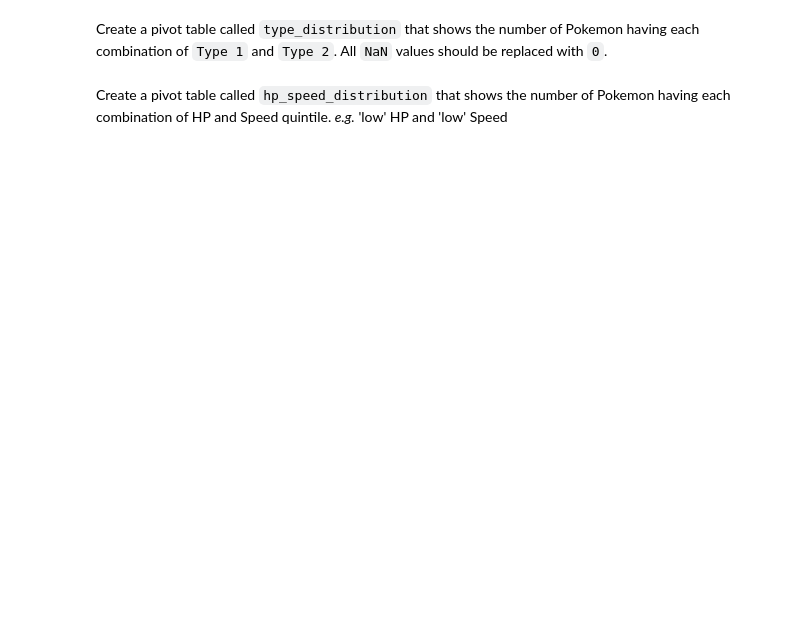
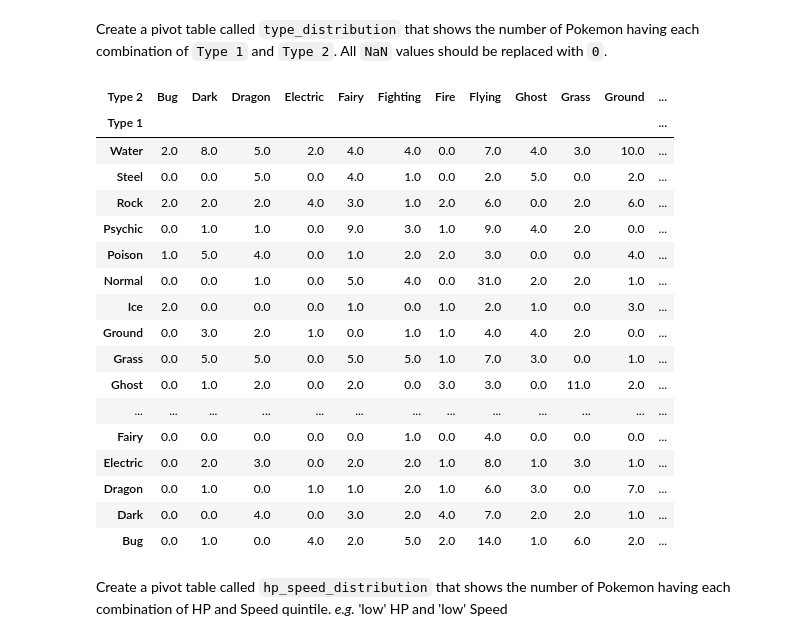
Before and after one commit to MariaKAP1/pandas_heatmaps, a Jupyter notebook: heatmaps.ipynb, the cells around one changed output. Saved outputs shown, nothing was run; the diff lists cells and outputs as text; code cells hidden in the pictures; blank space fills up the shorter version.

```diff
--- a/heatmaps.ipynb
+++ b/heatmaps.ipynb
@@ -66,4 +159,27 @@ Create a pivot table called `best_stats_by_type` that shows the maximum value of
 # %% [markdown]
 Create a pivot table called `type_distribution` that shows the number of Pokemon having each combination of `Type 1` and `Type 2`. All `NaN` values should be replaced with `0`.
+# %%
+
+type_distribution = pd.pivot_table(pokedex, index= 'Type 1', columns= 'Type 2', values= 'Total', aggfunc= 'count').sort_index(ascending=False).fillna(0)
+type_distribution
+# %% [output]
+| Type 2 | Bug | Dark | Dragon | Electric | Fairy | Fighting | Fire | Flying | Ghost | Grass | Ground | ... |
+| Type 1 |  |  |  |  |  |  |  |  |  |  |  | ... |
+| Water | 2.0 | 8.0 | 5.0 | 2.0 | 4.0 | 4.0 | 0.0 | 7.0 | 4.0 | 3.0 | 10.0 | ... |
+| Steel | 0.0 | 0.0 | 5.0 | 0.0 | 4.0 | 1.0 | 0.0 | 2.0 | 5.0 | 0.0 | 2.0 | ... |
+| Rock | 2.0 | 2.0 | 2.0 | 4.0 | 3.0 | 1.0 | 2.0 | 6.0 | 0.0 | 2.0 | 6.0 | ... |
+| Psychic | 0.0 | 1.0 | 1.0 | 0.0 | 9.0 | 3.0 | 1.0 | 9.0 | 4.0 | 2.0 | 0.0 | ... |
+| Poison | 1.0 | 5.0 | 4.0 | 0.0 | 1.0 | 2.0 | 2.0 | 3.0 | 0.0 | 0.0 | 4.0 | ... |
+| Normal | 0.0 | 0.0 | 1.0 | 0.0 | 5.0 | 4.0 | 0.0 | 31.0 | 2.0 | 2.0 | 1.0 | ... |
+| Ice | 2.0 | 0.0 | 0.0 | 0.0 | 1.0 | 0.0 | 1.0 | 2.0 | 1.0 | 0.0 | 3.0 | ... |
+| Ground | 0.0 | 3.0 | 2.0 | 1.0 | 0.0 | 1.0 | 1.0 | 4.0 | 4.0 | 2.0 | 0.0 | ... |
+| Grass | 0.0 | 5.0 | 5.0 | 0.0 | 5.0 | 5.0 | 1.0 | 7.0 | 3.0 | 0.0 | 1.0 | ... |
+| Ghost | 0.0 | 1.0 | 2.0 | 0.0 | 2.0 | 0.0 | 3.0 | 3.0 | 0.0 | 11.0 | 2.0 | ... |
+| ... | ... | ... | ... | ... | ... | ... | ... | ... | ... | ... | ... | ... |
+| Fairy | 0.0 | 0.0 | 0.0 | 0.0 | 0.0 | 1.0 | 0.0 | 4.0 | 0.0 | 0.0 | 0.0 | ... |
+| Electric | 0.0 | 2.0 | 3.0 | 0.0 | 2.0 | 2.0 | 1.0 | 8.0 | 1.0 | 3.0 | 1.0 | ... |
+| Dragon | 0.0 | 1.0 | 0.0 | 1.0 | 1.0 | 2.0 | 1.0 | 6.0 | 3.0 | 0.0 | 7.0 | ... |
+| Dark | 0.0 | 0.0 | 4.0 | 0.0 | 3.0 | 2.0 | 4.0 | 7.0 | 2.0 | 2.0 | 1.0 | ... |
+| Bug | 0.0 | 1.0 | 0.0 | 4.0 | 2.0 | 5.0 | 2.0 | 14.0 | 1.0 | 6.0 | 2.0 | ... |
 # %% [markdown]
 Create a pivot table called `hp_speed_distribution` that shows the number of Pokemon having each combination of HP and Speed quintile. *e.g.* 'low' HP and 'low' Speed
```
Also changed, not shown: parts of 12 cells of this notebook.
